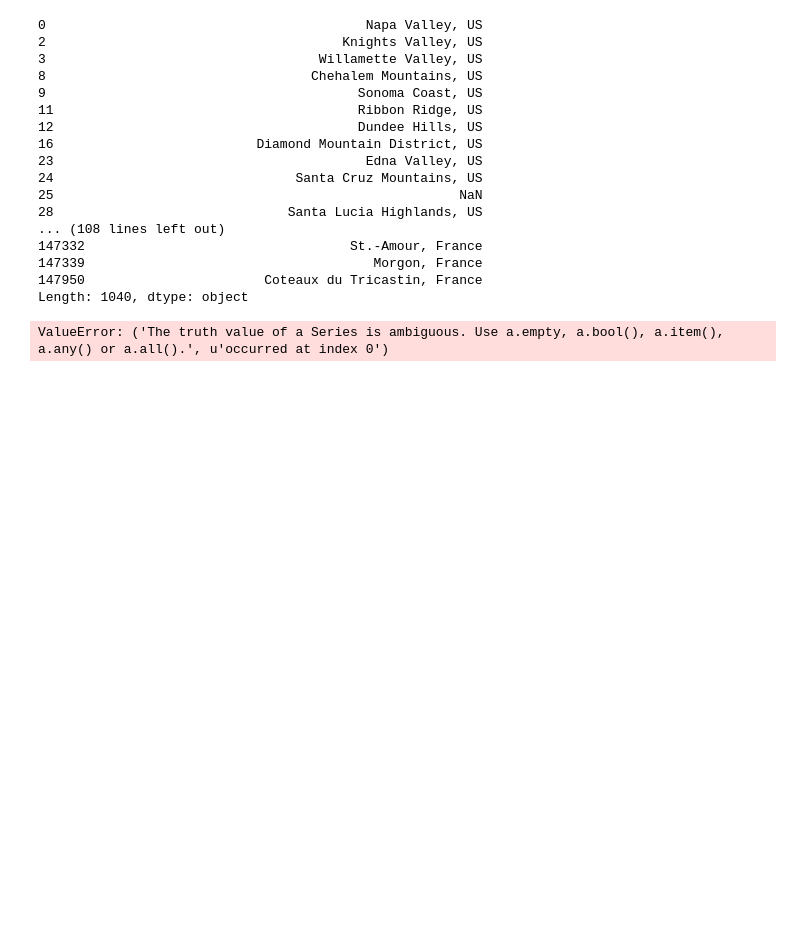
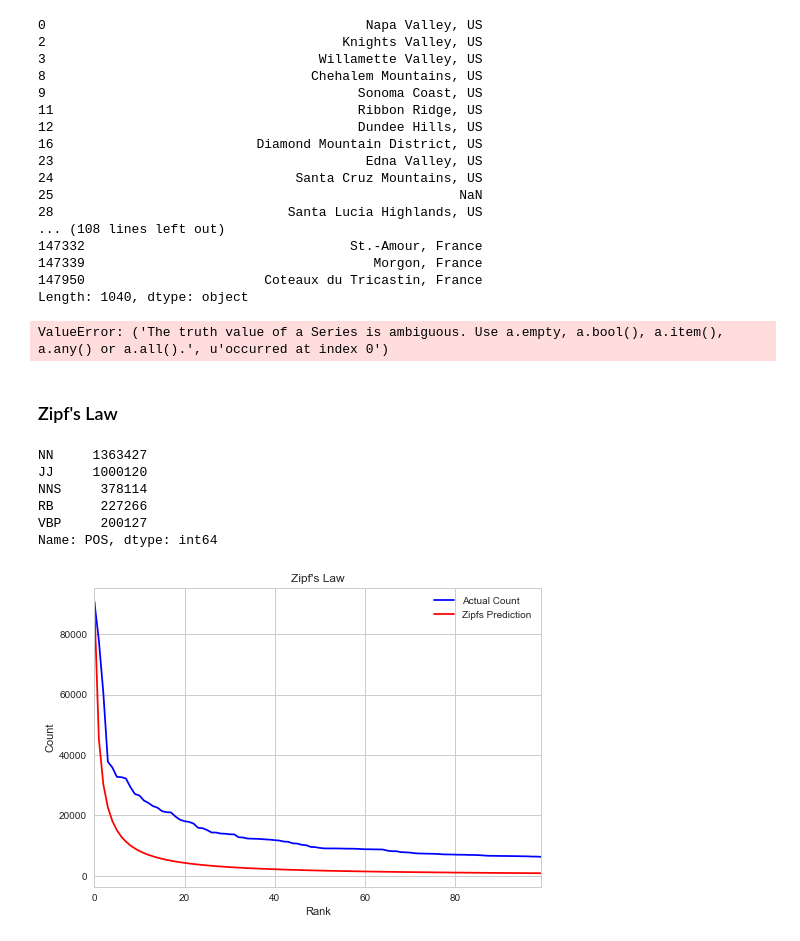
Before and after one commit to p-mckenzie/TextAnalytics, a Jupyter notebook: Project/Exploratory Data Analysis.ipynb, the cells around one changed output. Cells and saved outputs as stored; diff of their text form; code cells hidden in the pictures; blank space fills up the shorter version.

```diff
--- a/Project/Exploratory Data Analysis.ipynb
+++ b/Project/Exploratory Data Analysis.ipynb
@@ -210,3 +210,33 @@ unique_map_df['loc'] = unique_map_df.apply(lambda x: geo_code_loc(unique_map_df[
 147950                       Coteaux du Tricastin, France
 Length: 1040, dtype: object
 ValueError: ('The truth value of a Series is ambiguous. Use a.empty, a.bool(), a.item(), a.any() or a.all().', u'occurred at index 0')
+# %% [markdown]
+### Zipf's Law
+# %%
+pos_df = pd.DataFrame(pos_tag(word_tokenize(desc_dets_clean)), columns = ['Word', 'POS'])
+pos_df['POS'].value_counts()[:5]
+# %% [output]
+NN     1363427
+JJ     1000120
+NNS     378114
+RB      227266
+VBP     200127
+Name: POS, dtype: int64
+# %%
+zipfs_df = pos_df["Word"].value_counts()[:100].to_frame().reset_index()
+zipfs_df.columns = ["word","count"]
+
+# Create column of predicted frequency by dividing max frequency by rank of each word
+zipfs_df["predicted_values"] = max(zipfs_df["count"])/(zipfs_df.index+1)
+
+# Plot rank against word frequency
+
+fig = zipfs_df["count"].plot(color="blue",label="Actual Count")
+fig = zipfs_df["predicted_values"].plot(color="red",label="Zipfs Prediction")
+plt.xlabel("Rank")
+plt.ylabel("Count")
+plt.title("Zipf's Law")
+fig.legend()
+plt.savefig("Zipfs.png")
+# %% [output]
+[figure, added]
```
Also changed, not shown: 3 other files.
